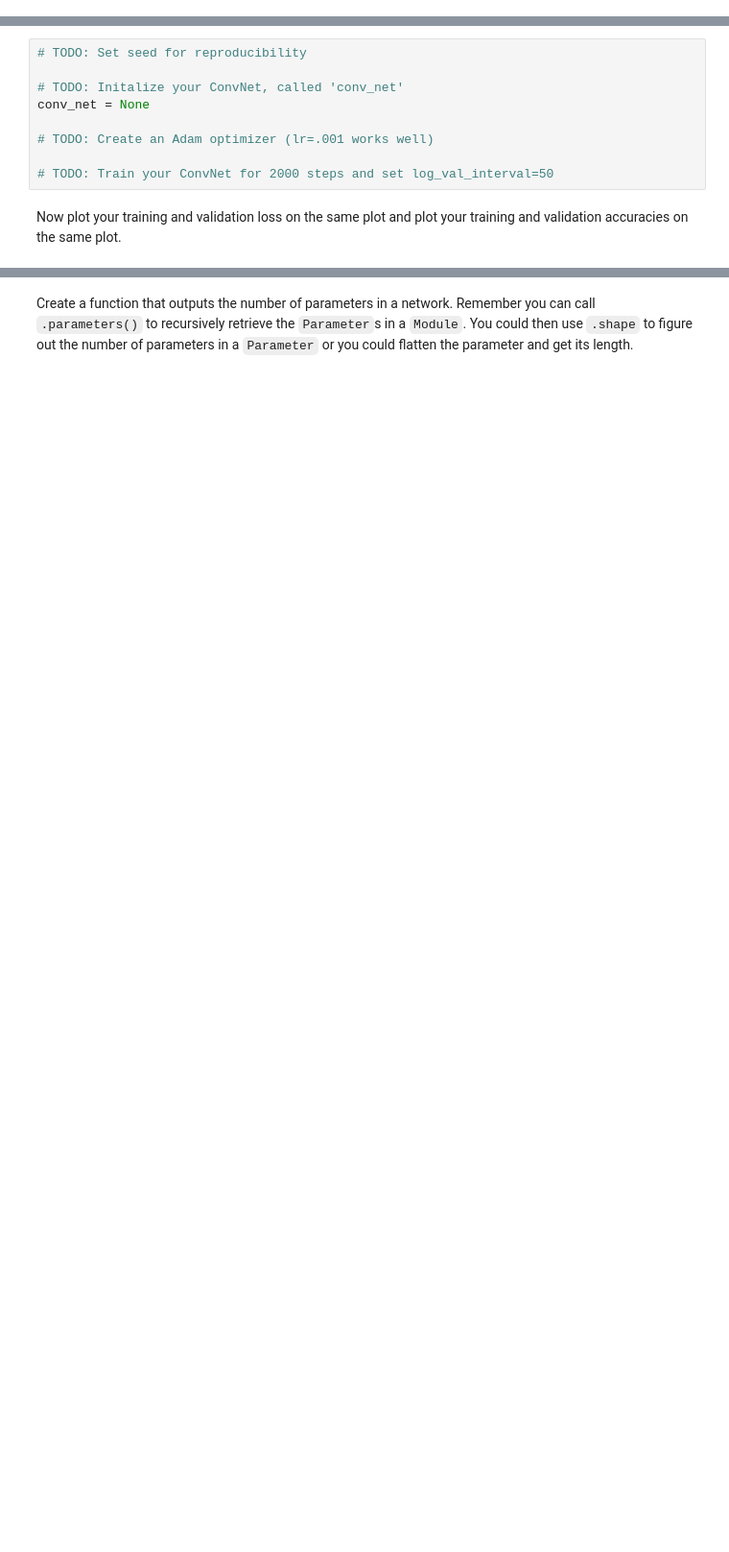
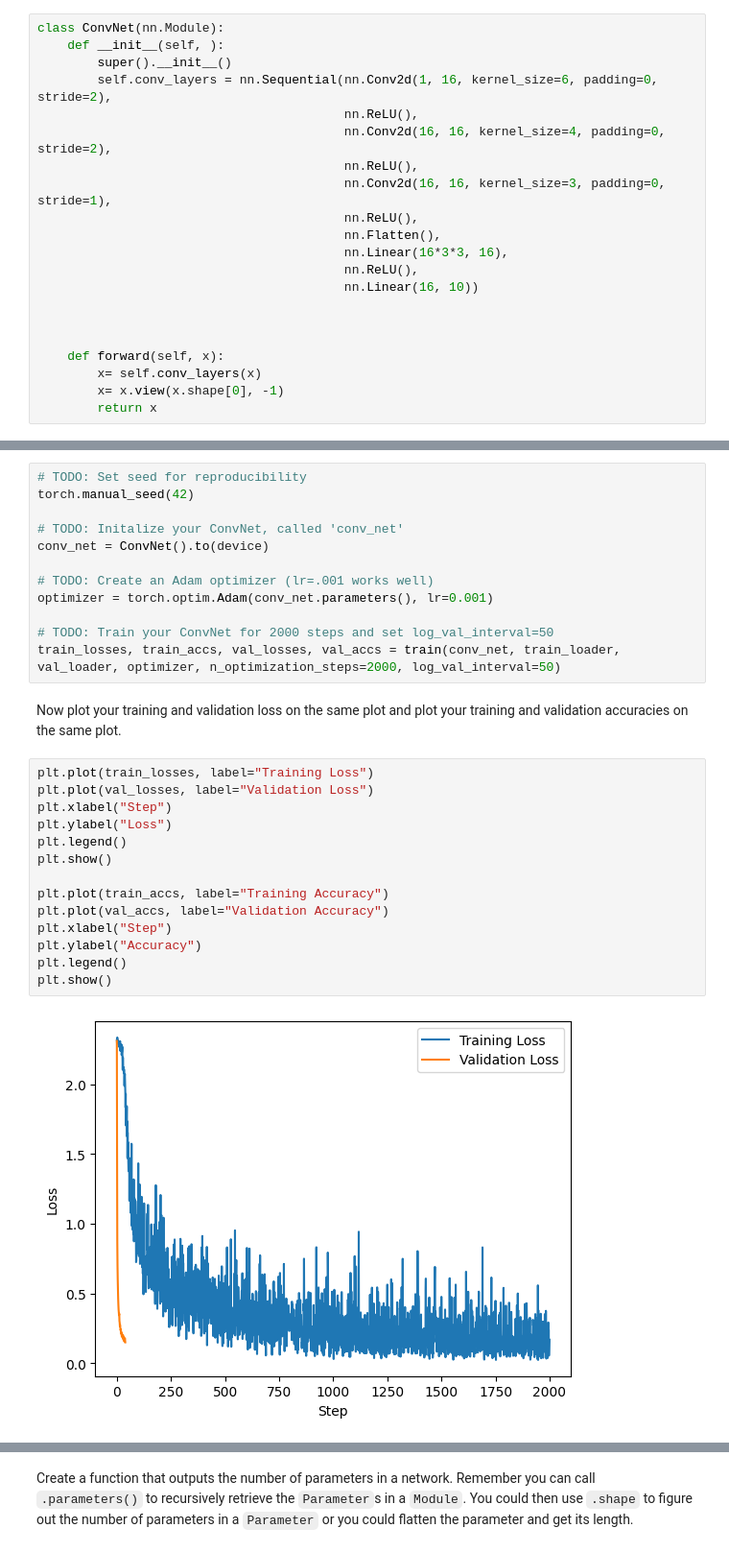
Before and after one commit to ldsbalu/Balu-Portfolio, a Jupyter notebook: lab3_cross_entropy_convnets.ipynb, the cells around one changed output, grey strips where cells are left out. Shown: that part at 96% size. Cells and saved outputs as stored; diff of their text form; blank space fills up the shorter version.

```diff
--- a/lab3_cross_entropy_convnets.ipynb
+++ b/lab3_cross_entropy_convnets.ipynb
@@ -516,13 +564,53 @@ class ConvNet(nn.Module):
+# %%
+class ConvNet(nn.Module):
+    def __init__(self, ):
+        super().__init__()
+        self.conv_layers = nn.Sequential(nn.Conv2d(1, 16, kernel_size=6, padding=0, stride=2),
+                                         nn.ReLU(),
+                                         nn.Conv2d(16, 16, kernel_size=4, padding=0, stride=2),
+                                         nn.ReLU(),
+                                         nn.Conv2d(16, 16, kernel_size=3, padding=0, stride=1),
+                                         nn.ReLU(),
+                                         nn.Flatten(),
+                                         nn.Linear(16*3*3, 16),
+                                         nn.ReLU(),
+                                         nn.Linear(16, 10))
+
+
+
+    def forward(self, x):
+        x= self.conv_layers(x)
+        x= x.view(x.shape[0], -1)
+        return x
 # %% [markdown]
 Train you convolution network below.
 # %%
 # TODO: Set seed for reproducibility
+torch.manual_seed(42)
 
 # TODO: Initalize your ConvNet, called 'conv_net'
-conv_net = None
+conv_net = ConvNet().to(device)
 
 # TODO: Create an Adam optimizer (lr=.001 works well)
+optimizer = torch.optim.Adam(conv_net.parameters(), lr=0.001)
 
 # TODO: Train your ConvNet for 2000 steps and set log_val_interval=50
+train_losses, train_accs, val_losses, val_accs = train(conv_net, train_loader, val_loader, optimizer, n_optimization_steps=2000, log_val_interval=50)
 # %% [markdown]
 Now plot your training and validation loss on the same plot and plot your training and validation accuracies on the same plot.
+# %%
+plt.plot(train_losses, label="Training Loss")
+plt.plot(val_losses, label="Validation Loss")
+plt.xlabel("Step")
+plt.ylabel("Loss")
+plt.legend()
+plt.show()
+
+plt.plot(train_accs, label="Training Accuracy")
+plt.plot(val_accs, label="Validation Accuracy")
+plt.xlabel("Step")
+plt.ylabel("Accuracy")
+plt.legend()
+plt.show()
+# %% [output]
+[figure, added]
```
Also changed, not shown: parts of 10 cells of this notebook.
